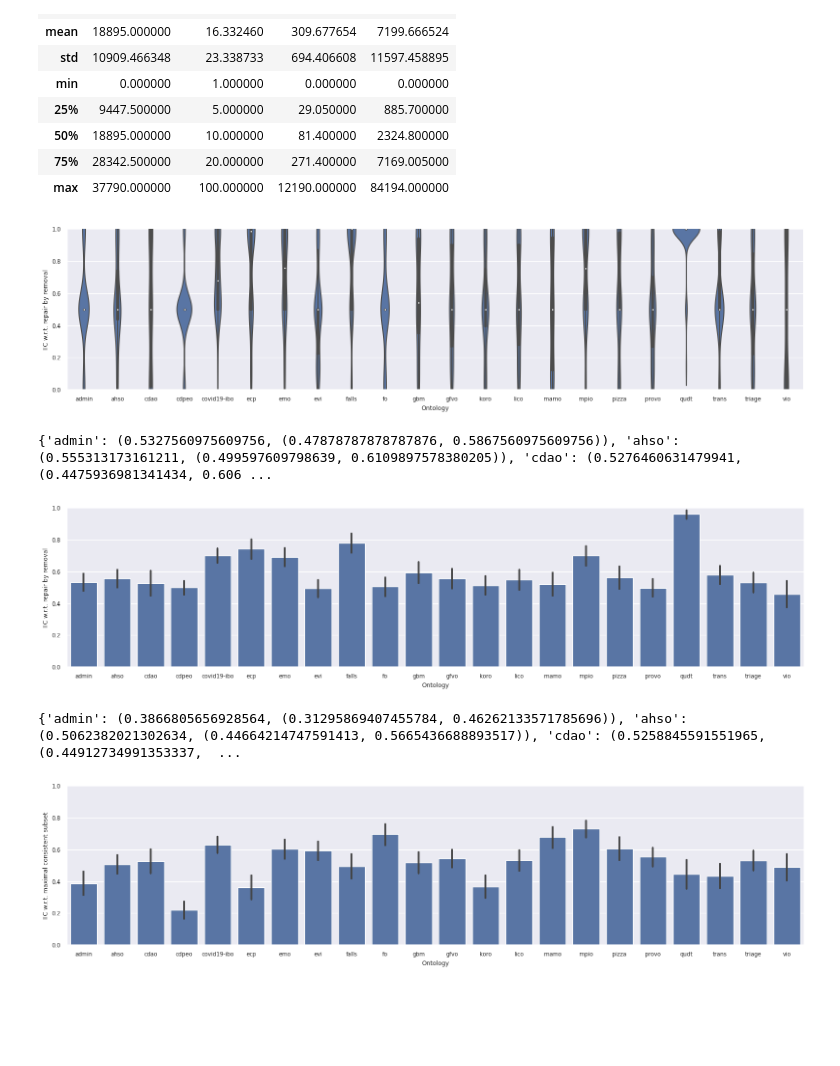
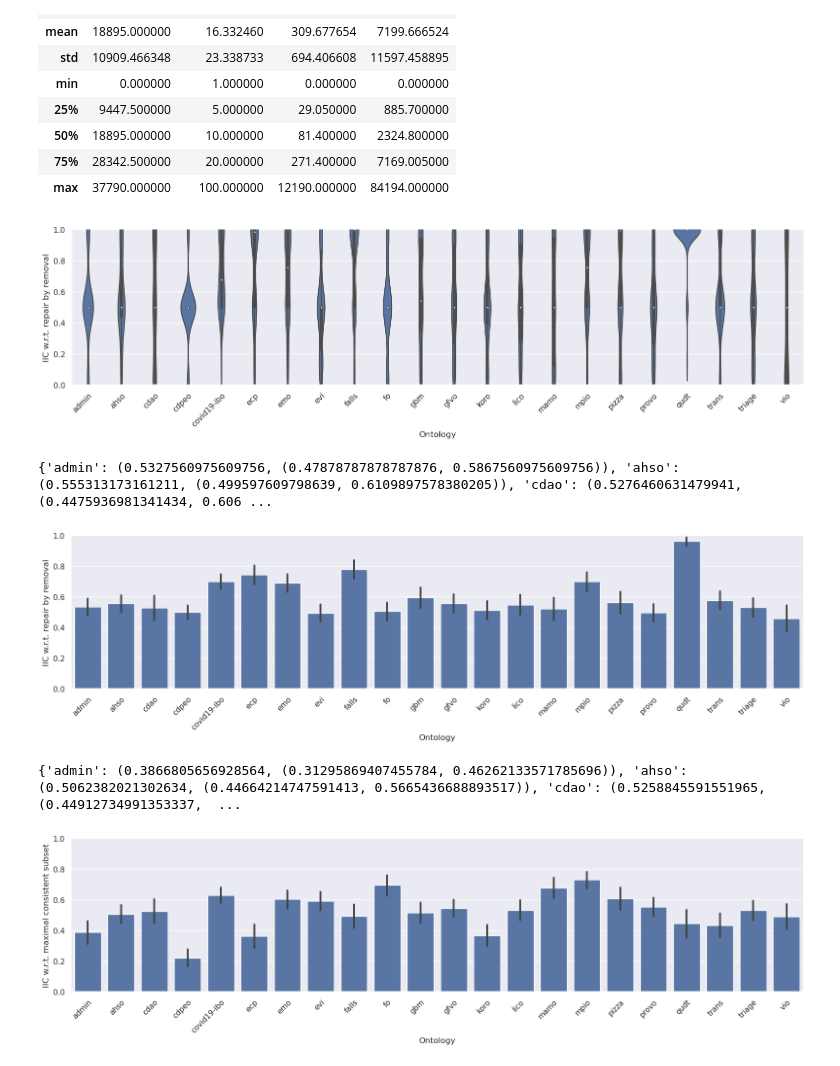
Before and after one commit to rolandbernard/paper-axiom-weakening, a Jupyter notebook: experiments/scripts/explore.ipynb, the cells around one changed output. Drawn from its saved outputs; the diff is of its cells as text; code cells hidden in the pictures; blank space fills up the shorter version.

Commit message:
Updated the figure generation

```diff
--- a/experiments/scripts/explore.ipynb
+++ b/experiments/scripts/explore.ipynb
@@ -91,40 +91,40 @@ cache_data['Caching strategy'] = cache_data['type'].map(
 cache_data['Time per weakening [ms]'] = cache_data['time']
 cache_data['Reasoner calls per weakening'] = cache_data['calls']
 # %%
-sns.set(font_scale=0.75)
 order = np.unique(repair_data['Ontology'])
 sns.catplot(data=repair_data, kind='violin', x='Ontology',
             y='IIC w.r.t. repair by removal', height=4, aspect=4, color='b', order=order)
+plt.xticks(rotation=45, ha='right', rotation_mode='anchor')
 plt.ylim((0, 1))
-plt.savefig('../../figures/iic-remove-ontology-violin.png', dpi=400)
+plt.savefig('../../figures/iic-remove-ontology-violin.png', dpi=400, bbox_inches = "tight")
 # %% [output]
-[figure, old version]
+[figure, new version]
 # %%
-sns.set(font_scale=0.75)
 order = np.unique(repair_data['Ontology'])
 facet = sns.catplot(data=repair_data, kind='bar', x='Ontology',
                     y='IIC w.r.t. repair by removal', height=4, aspect=4, color='b', order=order, n_boot=50_000, seed=10)
+plt.xticks(rotation=45, ha='right', rotation_mode='anchor')
 plt.ylim((0, 1))
-plt.savefig('../../figures/iic-remove-ontology-bar.png', dpi=400)
+plt.savefig('../../figures/iic-remove-ontology-bar.png', dpi=400, bbox_inches = "tight")
 lower = [line.get_ydata().min() for line in facet.ax.lines]
 upper = [line.get_ydata().max() for line in facet.ax.lines]
 print({order[i]: (repair_data[repair_data['Ontology'] == order[i]]
       ['iic_remove'].mean(), ci) for i, ci in enumerate(zip(lower, upper))})
 # %% [output]
 {'admin': (0.5327560975609756, (0.47878787878787876, 0.5867560975609756)), 'ahso': (0.555313173161211, (0.499597609798639, 0.6109897578380205)), 'cdao': (0.5276460631479941, (0.4475936981341434, 0.606 ...
-[figure, old version]
+[figure, new version]
 # %%
-sns.set(font_scale=0.75)
 order = np.unique(repair_data['Ontology'])
 facet = sns.catplot(data=repair_data, kind='bar', x='Ontology',
                     y='IIC w.r.t. maximal consistent subset', height=4, aspect=4, color='b', order=order, n_boot=50_000, seed=10)
+plt.xticks(rotation=45, ha='right', rotation_mode='anchor')
 plt.ylim((0, 1))
-plt.savefig('../../figures/iic-mcs-ontology-bar.png', dpi=400)
+plt.savefig('../../figures/iic-mcs-ontology-bar.png', dpi=400, bbox_inches = "tight")
 lower = [line.get_ydata().min() for line in facet.ax.lines]
 upper = [line.get_ydata().max() for line in facet.ax.lines]
 print({order[i]: (repair_data[repair_data['Ontology'] == order[i]]
       ['iic_mcs'].mean(), ci) for i, ci in enumerate(zip(lower, upper))})
 # %% [output]
 {'admin': (0.3866805656928564, (0.31295869407455784, 0.46262133571785696)), 'ahso': (0.5062382021302634, (0.44664214747591413, 0.5665436688893517)), 'cdao': (0.5258845591551965, (0.44912734991353337,  ...
-[figure, old version]
+[figure, new version]
 # %%
```
Also changed, not shown: parts of 8 cells of this notebook.
